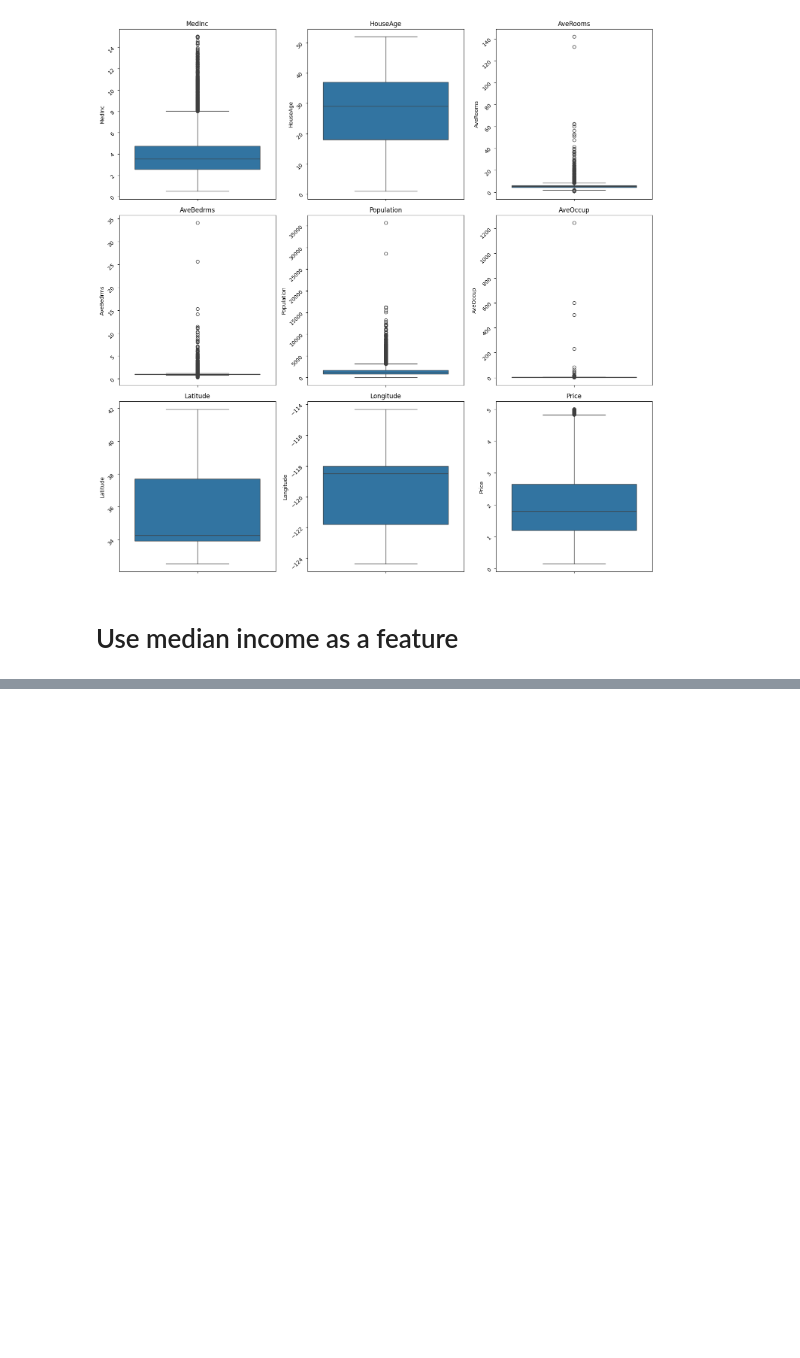
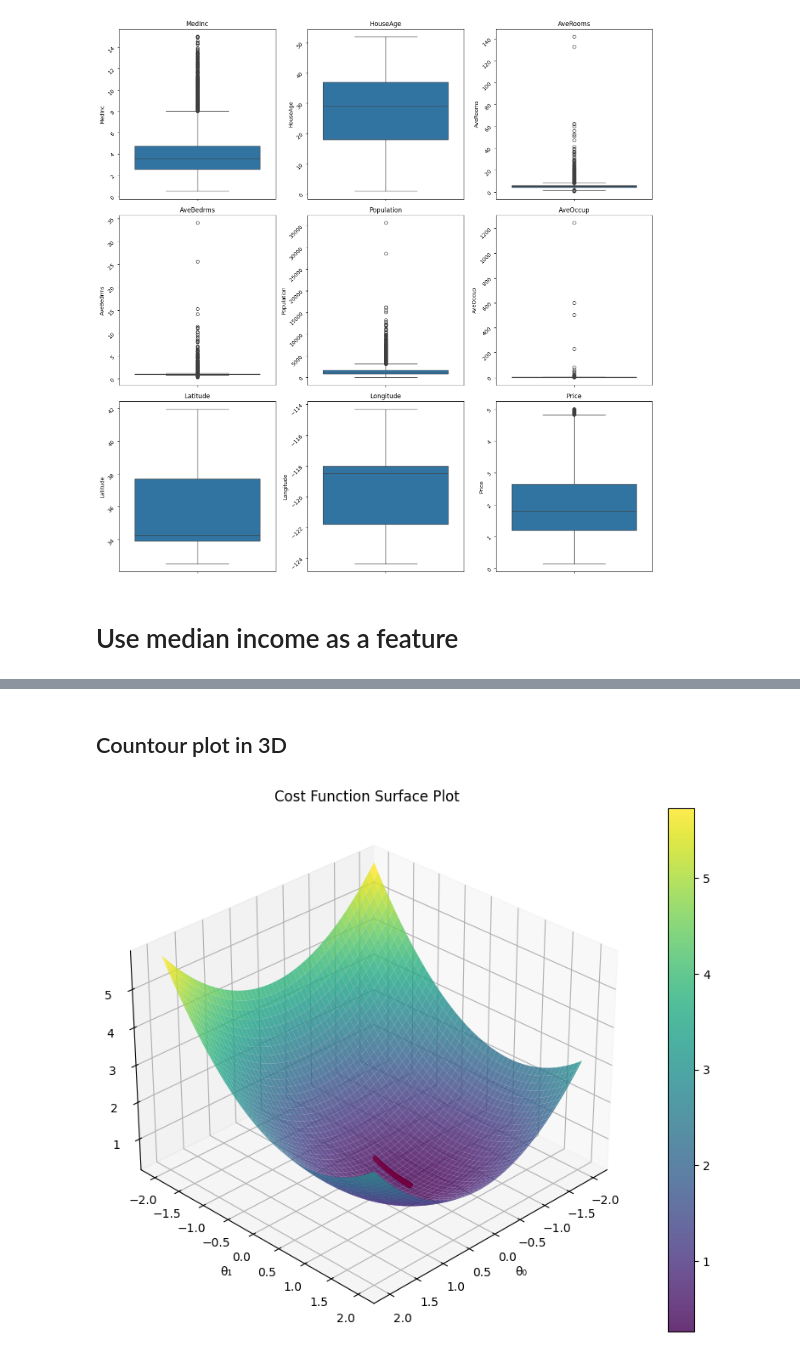
Before and after one commit to Yc3t/ml-noteboooks, a Jupyter notebook: linear-regression.ipynb, the cells around one changed output, grey strips where cells are left out. Cells and saved outputs as stored; diff of their text form; code cells hidden in the pictures; blank space fills up the shorter version.

```diff
--- a/linear-regression.ipynb
+++ b/linear-regression.ipynb
@@ -92,0 +216,41 @@ y = df['Price']
+# %% [markdown]
+## Countour plot in 3D
+# %%
+# Create 3D surface plot of the cost function
+from mpl_toolkits.mplot3d import Axes3D
+
+# Create the mesh grid for theta0 and theta1
+theta0_vals = np.linspace(-2, 2, 100)
+theta1_vals = np.linspace(-2, 2, 100)
+T0, T1 = np.meshgrid(theta0_vals, theta1_vals)
+
+# Calculate cost for each theta combination
+J_vals = np.zeros((len(theta0_vals), len(theta1_vals)))
+for i in range(len(theta0_vals)):
+    for j in range(len(theta1_vals)):
+        t = np.array([theta0_vals[i], theta1_vals[j]])
+        J_vals[i,j] = compute_cost(X_scaled.flatten(), y_scaled.flatten(), t)
+
+# Create the 3D plot
+fig = plt.figure(figsize=(12, 8))
+ax = fig.add_subplot(111, projection='3d')
+
+# Plot the surface
+surface = ax.plot_surface(T0, T1, J_vals.T, cmap='viridis', alpha=0.8)
+
+# Plot the path of gradient descent
+theta_history = np.array(theta_history)
+ax.plot(theta_history[:, 0], theta_history[:, 1],
+        [compute_cost(X_scaled.flatten(), y_scaled.flatten(), t) for t in theta_history],
+        'r.-', linewidth=2, label='Gradient descent path')
+
+# Customize the plot
+ax.set_xlabel('θ₀')
+ax.set_ylabel('θ₁')
+ax.set_zlabel('J(θ₀,θ₁)')
+ax.view_init(elev=30, azim=45)  # Adjust viewing angle
+plt.colorbar(surface)
+plt.title('Cost Function Surface Plot')
+plt.show()
+# %% [output]
+[figure, added]
```
Also changed, not shown: parts of 15 cells of this notebook.
